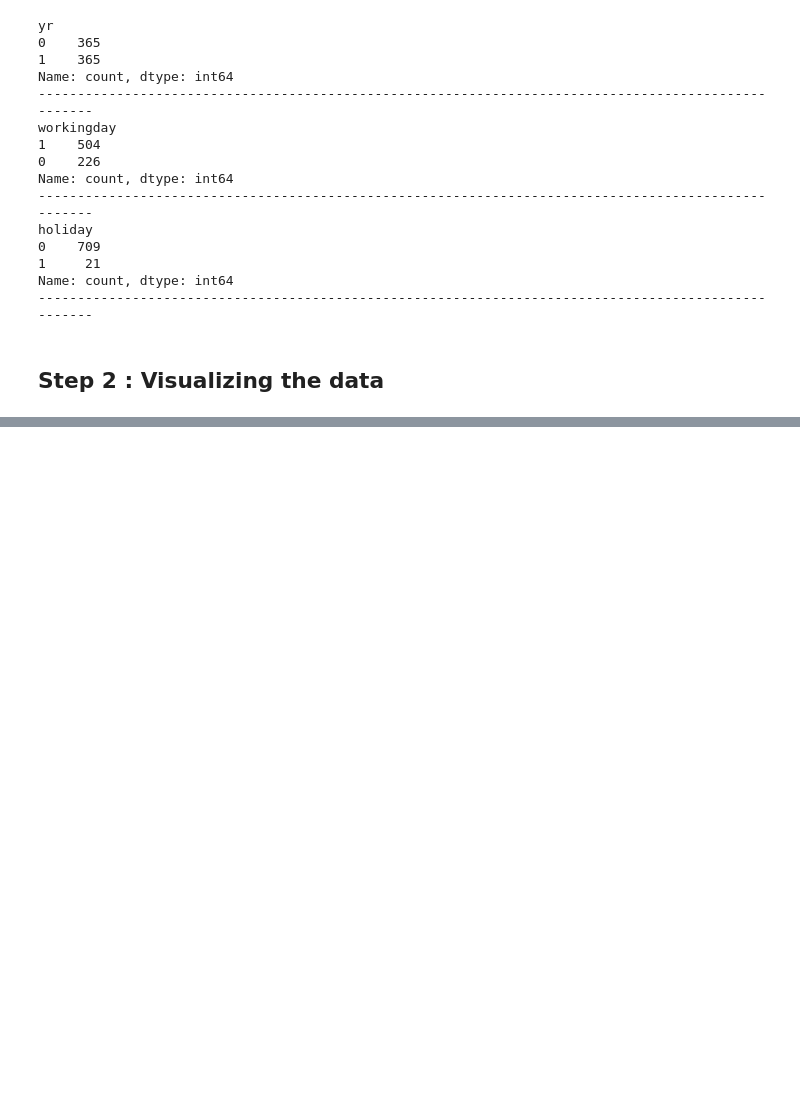
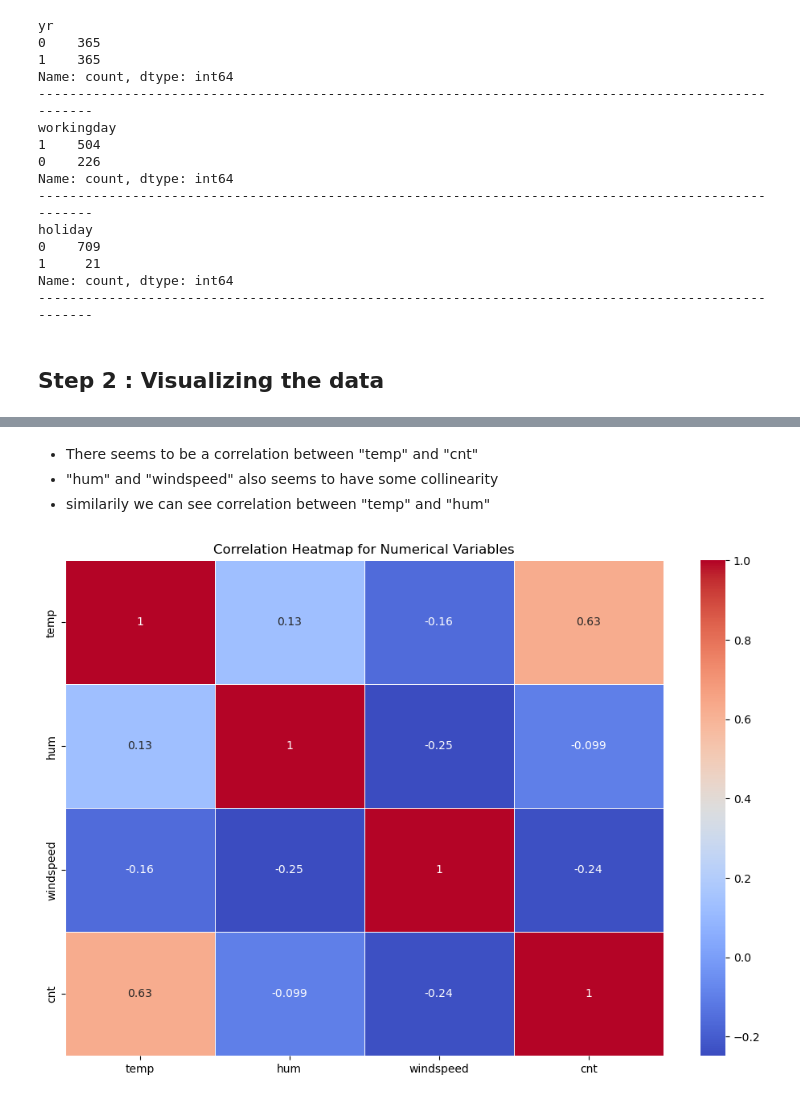
Before and after one commit to PrakNew/UpGrad, a Jupyter notebook: Phase2/Regression/Case Study/linear_regression_assignment.ipynb, the cells around one changed output, grey strips where cells are left out. Saved outputs shown, nothing was run; the diff lists cells and outputs as text; code cells hidden in the pictures; blank space fills up the shorter version.

```diff
--- a/Phase2/Regression/Case Study/linear_regression_assignment.ipynb
+++ b/Phase2/Regression/Case Study/linear_regression_assignment.ipynb
@@ -292,0 +323,12 @@ Name: count, dtype: int64
+# %% [markdown]
+- There seems to be a correlation between "temp" and "cnt"
+- "hum" and "windspeed" also seems to have some collinearity
+- similarily we can see correlation between "temp" and "hum"
+# %%
+# Heatmap for Numerical variables
+plt.figure(figsize=(12, 8))
+sns.heatmap(num_df.corr(), annot=True, cmap='coolwarm', linewidths=.5)
+plt.title('Correlation Heatmap for Numerical Variables')
+plt.show()
+# %% [output]
+[figure, added]
```
Also changed, not shown: parts of 10 cells of this notebook.
